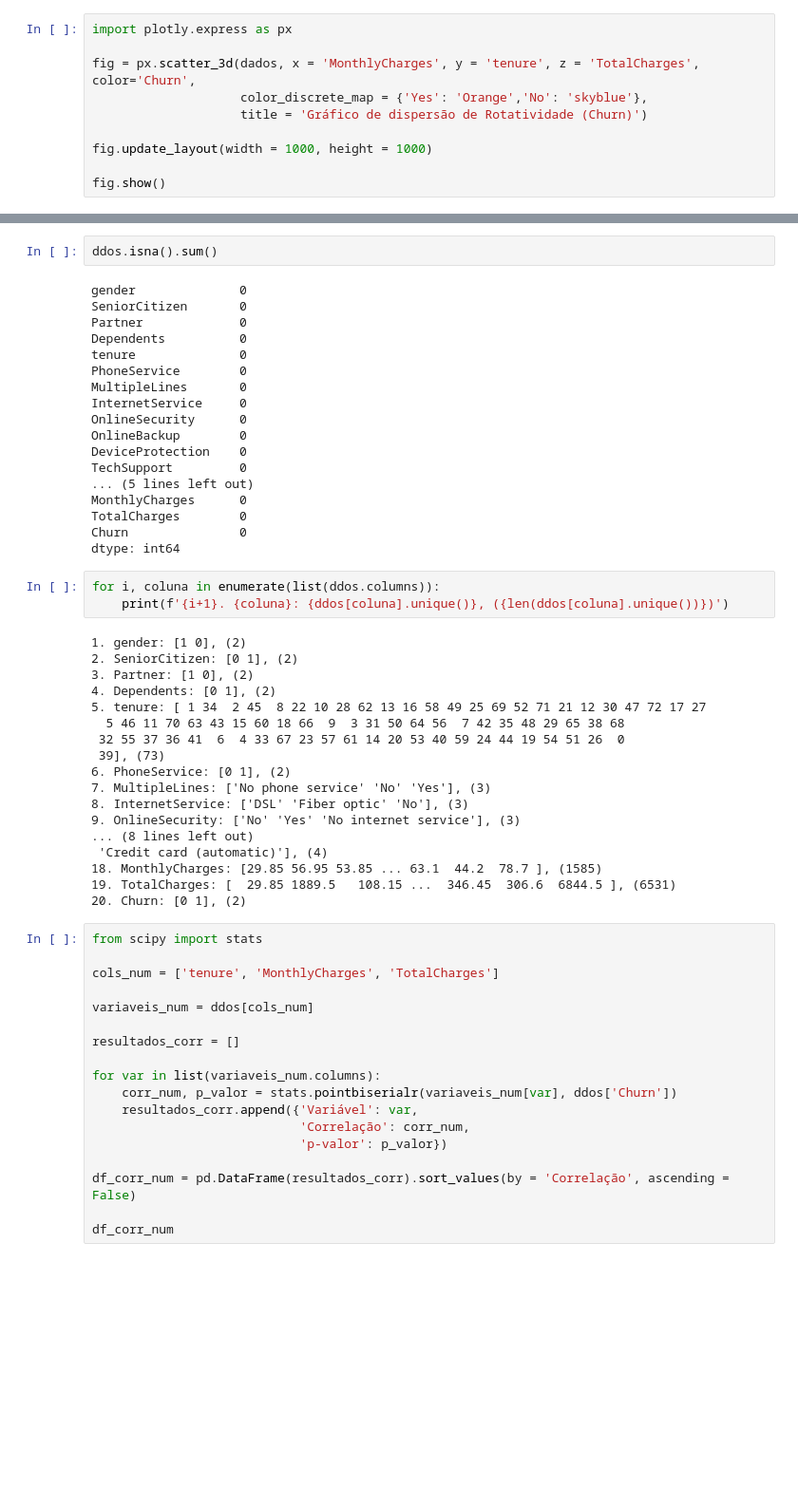
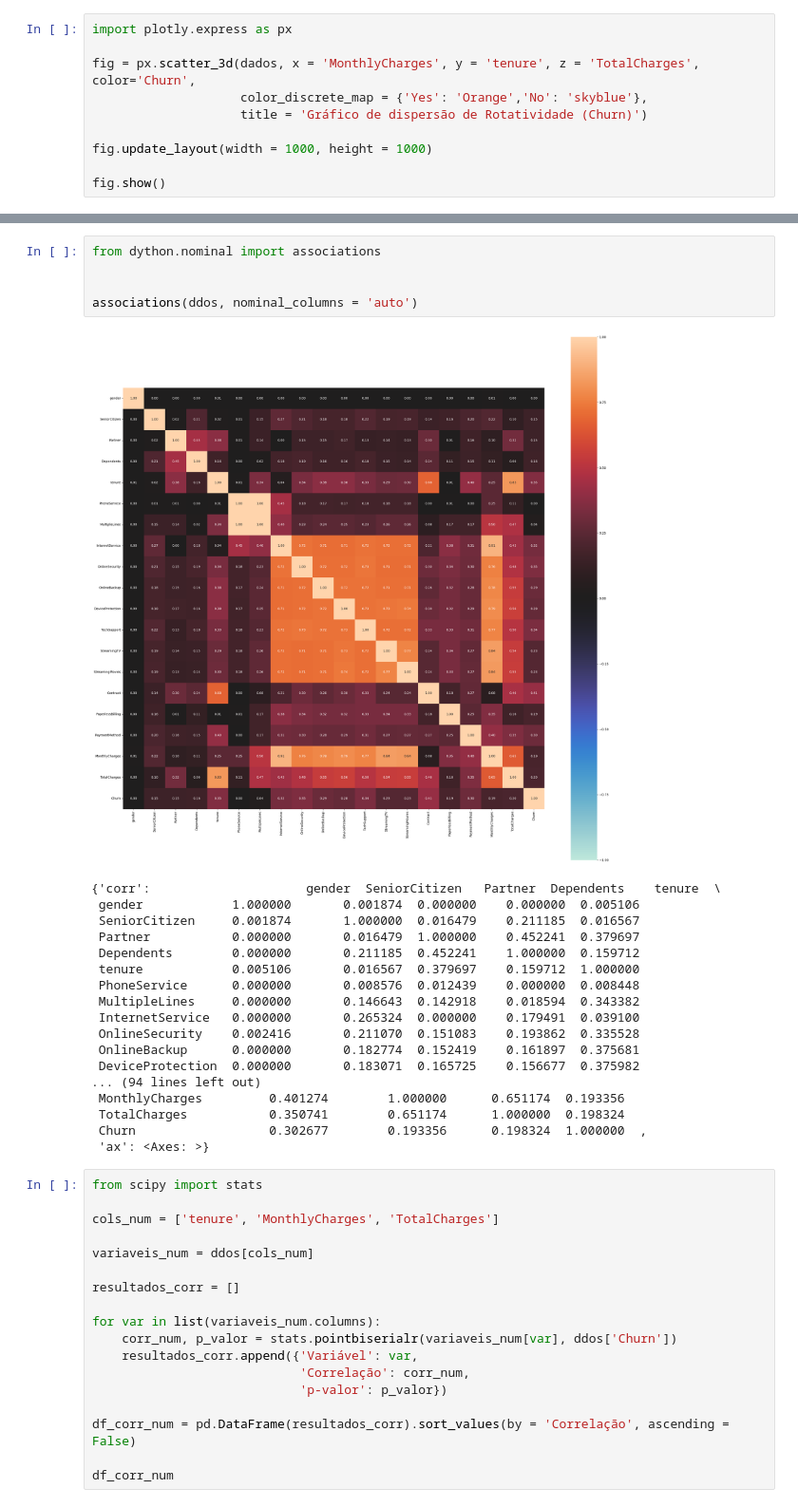
Before and after one commit to PablGb/Data_science-Telco_Customer_churn, a Jupyter notebook: Classification.ipynb, the cells around one changed output, grey strips where cells are left out. Shown at 95% size. Drawn from its saved outputs; the diff is of its cells as text; blank space fills up the shorter version.

```diff
--- a/Classification.ipynb
+++ b/Classification.ipynb
@@ -280,44 +259,27 @@ ddos
-# %%
-ddos.isna().sum()
-# %% [output]
-gender              0
-SeniorCitizen       0
-Partner             0
-Dependents          0
-tenure              0
-PhoneService        0
-MultipleLines       0
-InternetService     0
-OnlineSecurity      0
-OnlineBackup        0
-DeviceProtection    0
-TechSupport         0
-... (5 lines left out)
-MonthlyCharges      0
-TotalCharges        0
-Churn               0
-dtype: int64
-# %%
-for i, coluna in enumerate(list(ddos.columns)):
-    print(f'{i+1}. {coluna}: {ddos[coluna].unique()}, ({len(ddos[coluna].unique())})')
-# %% [output]
-1. gender: [1 0], (2)
-2. SeniorCitizen: [0 1], (2)
-3. Partner: [1 0], (2)
-4. Dependents: [0 1], (2)
-5. tenure: [ 1 34  2 45  8 22 10 28 62 13 16 58 49 25 69 52 71 21 12 30 47 72 17 27
-  5 46 11 70 63 43 15 60 18 66  9  3 31 50 64 56  7 42 35 48 29 65 38 68
- 32 55 37 36 41  6  4 33 67 23 57 61 14 20 53 40 59 24 44 19 54 51 26  0
- 39], (73)
-6. PhoneService: [0 1], (2)
-7. MultipleLines: ['No phone service' 'No' 'Yes'], (3)
-8. InternetService: ['DSL' 'Fiber optic' 'No'], (3)
-9. OnlineSecurity: ['No' 'Yes' 'No internet service'], (3)
-... (8 lines left out)
- 'Credit card (automatic)'], (4)
-18. MonthlyCharges: [29.85 56.95 53.85 ... 63.1  44.2  78.7 ], (1585)
-19. TotalCharges: [  29.85 1889.5   108.15 ...  346.45  306.6  6844.5 ], (6531)
-20. Churn: [0 1], (2)
+# %%
+from dython.nominal import associations
+
+
+associations(ddos, nominal_columns = 'auto')
+# %% [output]
+[figure, added]
+{'corr':                     gender  SeniorCitizen   Partner  Dependents    tenure  \
+ gender            1.000000       0.001874  0.000000    0.000000  0.005106
+ SeniorCitizen     0.001874       1.000000  0.016479    0.211185  0.016567
+ Partner           0.000000       0.016479  1.000000    0.452241  0.379697
+ Dependents        0.000000       0.211185  0.452241    1.000000  0.159712
+ tenure            0.005106       0.016567  0.379697    0.159712  1.000000
+ PhoneService      0.000000       0.008576  0.012439    0.000000  0.008448
+ MultipleLines     0.000000       0.146643  0.142918    0.018594  0.343382
+ InternetService   0.000000       0.265324  0.000000    0.179491  0.039100
+ OnlineSecurity    0.002416       0.211070  0.151083    0.193862  0.335528
+ OnlineBackup      0.000000       0.182774  0.152419    0.161897  0.375681
+ DeviceProtection  0.000000       0.183071  0.165725    0.156677  0.375982
+... (94 lines left out)
+ MonthlyCharges         0.401274        1.000000      0.651174  0.193356
+ TotalCharges           0.350741        0.651174      1.000000  0.198324
+ Churn                  0.302677        0.193356      0.198324  1.000000  ,
+ 'ax': <Axes: >}
 # %%
 from scipy import stats
 
```
Also changed, not shown: parts of 12 cells of this notebook.
